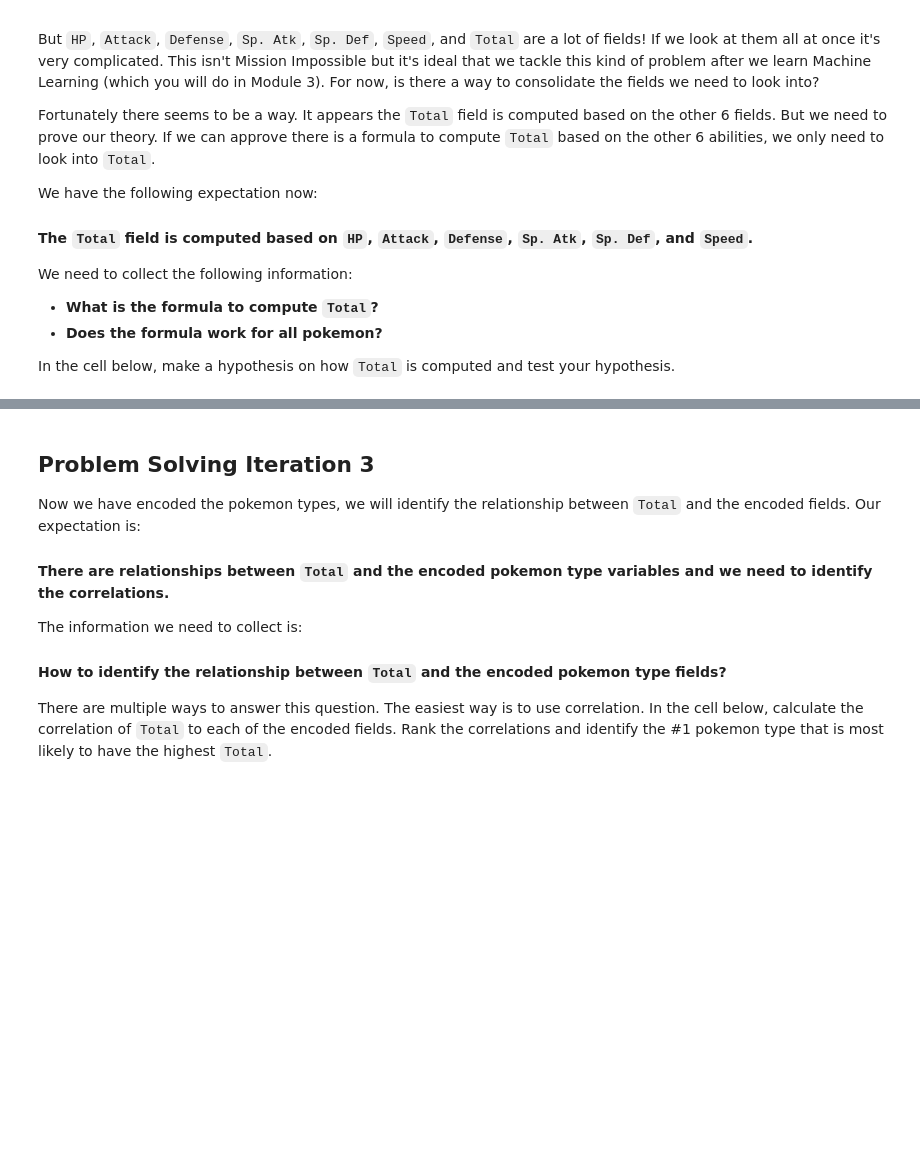
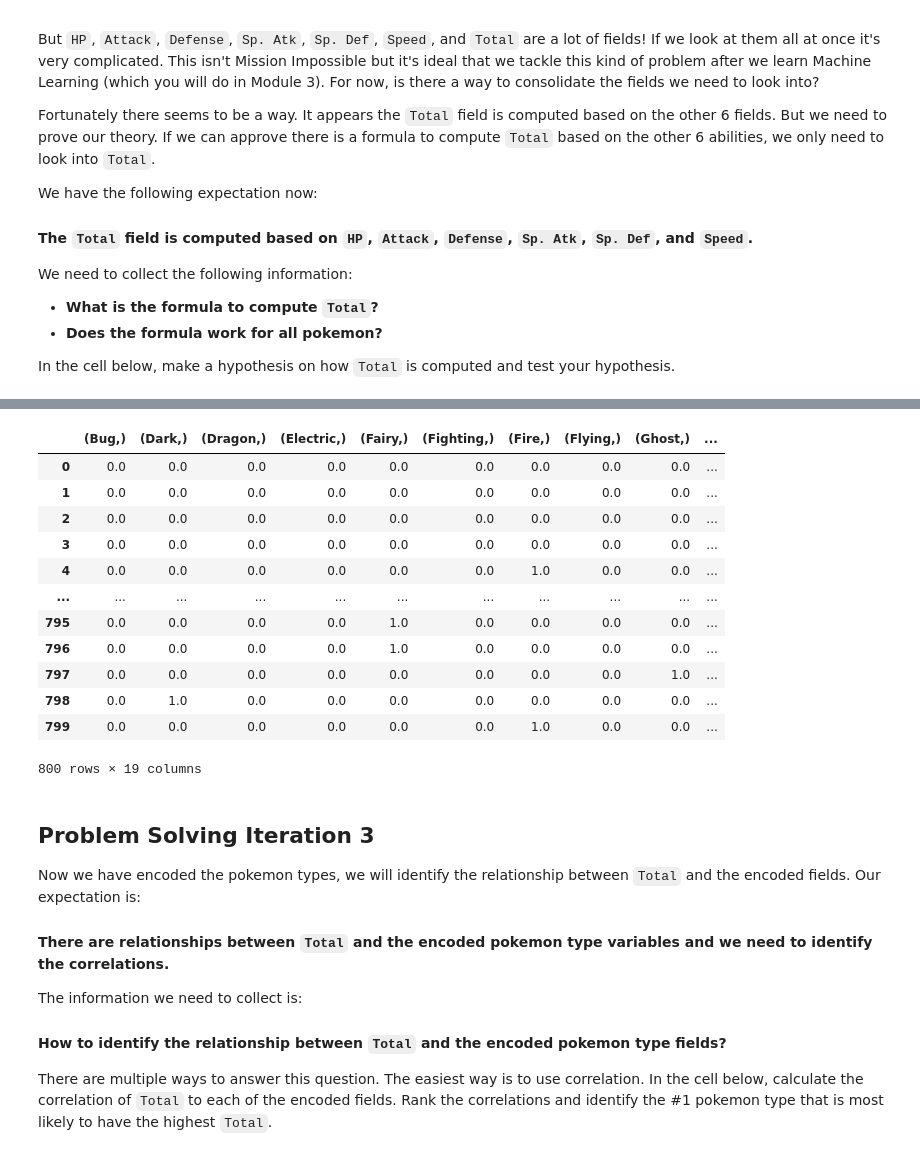
Before and after one commit to anitagashi/Pokemon-Lab, a Jupyter notebook: your-code/challenge-2.ipynb, the cells around one changed output, grey strips where cells are left out. Cells and saved outputs as stored; diff of their text form; code cells hidden in the pictures; blank space fills up the shorter version.

```diff
--- a/your-code/challenge-2.ipynb
+++ b/your-code/challenge-2.ipynb
@@ -151,3 +170,22 @@ display(encoded_pokemon)
+# %%
+#adding the target
+total = pokemon['Total']
+total_types = One_hot_encoded.join(total)
+total_types
+# %% [output]
+|  | (Bug,) | (Dark,) | (Dragon,) | (Electric,) | (Fairy,) | (Fighting,) | (Fire,) | (Flying,) | (Ghost,) | ... |
+| 0 | 0.0 | 0.0 | 0.0 | 0.0 | 0.0 | 0.0 | 0.0 | 0.0 | 0.0 | ... |
+| 1 | 0.0 | 0.0 | 0.0 | 0.0 | 0.0 | 0.0 | 0.0 | 0.0 | 0.0 | ... |
+| 2 | 0.0 | 0.0 | 0.0 | 0.0 | 0.0 | 0.0 | 0.0 | 0.0 | 0.0 | ... |
+| 3 | 0.0 | 0.0 | 0.0 | 0.0 | 0.0 | 0.0 | 0.0 | 0.0 | 0.0 | ... |
+| 4 | 0.0 | 0.0 | 0.0 | 0.0 | 0.0 | 0.0 | 1.0 | 0.0 | 0.0 | ... |
+| ... | ... | ... | ... | ... | ... | ... | ... | ... | ... | ... |
+| 795 | 0.0 | 0.0 | 0.0 | 0.0 | 1.0 | 0.0 | 0.0 | 0.0 | 0.0 | ... |
+| 796 | 0.0 | 0.0 | 0.0 | 0.0 | 1.0 | 0.0 | 0.0 | 0.0 | 0.0 | ... |
+| 797 | 0.0 | 0.0 | 0.0 | 0.0 | 0.0 | 0.0 | 0.0 | 0.0 | 1.0 | ... |
+| 798 | 0.0 | 1.0 | 0.0 | 0.0 | 0.0 | 0.0 | 0.0 | 0.0 | 0.0 | ... |
+| 799 | 0.0 | 0.0 | 0.0 | 0.0 | 0.0 | 0.0 | 1.0 | 0.0 | 0.0 | ... |
+800 rows × 19 columns
 # %% [markdown]
 ## Problem Solving Iteration 3
 
```
Also changed, not shown: parts of 23 cells of this notebook.
